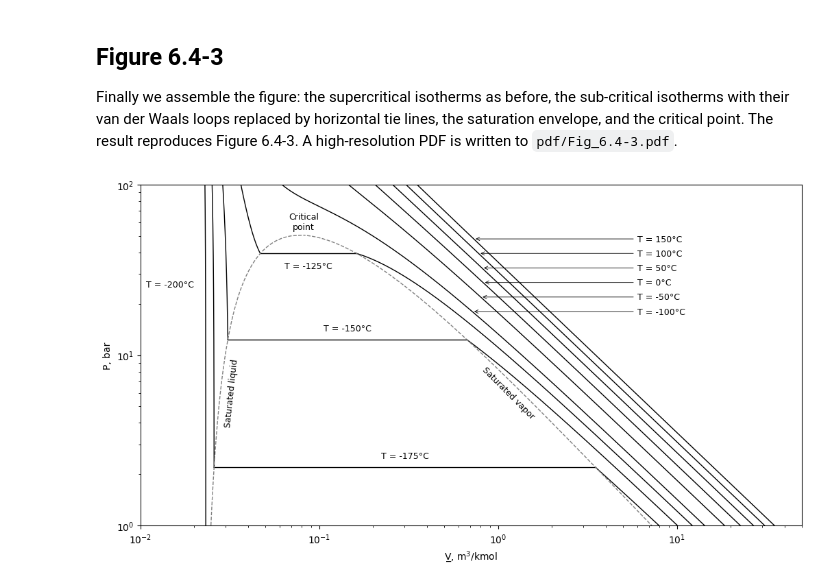
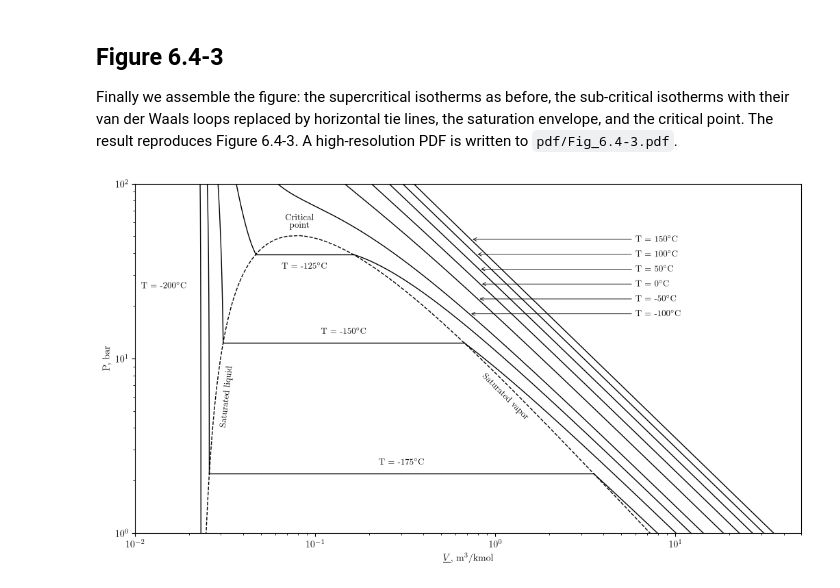
Before and after one commit to emfurst/cbet6e, a Jupyter notebook: code/ch6/PR_isotherms_O2_example.ipynb, the cells around one changed output. Drawn from its saved outputs; the diff is of its cells as text; code cells hidden in the pictures.

```diff
--- a/code/ch6/PR_isotherms_O2_example.ipynb
+++ b/code/ch6/PR_isotherms_O2_example.ipynb
@@ -50,6 +50,23 @@ PR_pressure : pressure (Pa) given V, T
 PR_volume   : all real molar-volume roots (m^3/mol) given P, T
 """
 import numpy as np
+import matplotlib as mpl
+import matplotlib.pyplot as plt
+
+# Typography, matching the recomputed figures in ch7 (Figs. 7.3-1 to 7.3-4, 7.5-2,
+# 7.5-3): use a real LaTeX installation when there is one, so the figure is set in
+# Computer Modern like the book, and fall back to matplotlib's own mathtext otherwise —
+# the notebook still runs in Colab, which has no TeX.
+from shutil import which
+
+mpl.rcParams["text.usetex"] = which("latex") is not None
+mpl.rcParams.update({
+    "font.family": "serif",
+    "mathtext.fontset": "cm",   # Computer Modern math for the no-TeX fallback
+    "pdf.fonttype": 42,         # keep text as text in the PDF
+    "ps.fonttype": 42,
+})
+
 from scipy import constants
 from numpy.polynomial import Polynomial
 
@@ -277,7 +294,7 @@ V_text = 6.0                                                     # m^3/kmol
 for TC, P_lab in zip(supercrit, P_key):
     V, P = iso_curves[TC]
     V_head = np.interp(P_lab * BAR, P[::-1], V[::-1])   # V where isotherm hits P_lab
-    ax.annotate(f"T = {TC}°C",
+    ax.annotate(f"T = {TC}$^\\circ$C",
                 xy=(V_head * M3_PER_KMOL, P_lab), xycoords="data",
                 xytext=(V_text, P_lab), textcoords="data",
                 fontsize=9, va="center", ha="left",
@@ -301,42 +318,42 @@ for TC in [-125, -150, -175, -200]:
         continue  # its tie line lies below the plotted range; label the curve instead
     V_mid = np.sqrt(vL * vV)
     if ps / BAR > 25:   # -125 C: drop below the line to clear the envelope apex
-        ax.text(V_mid * M3_PER_KMOL, ps / BAR * 0.9, f"T = {TC}\u00b0C", fontsize=9,
+        ax.text(V_mid * M3_PER_KMOL, ps / BAR * 0.9, f"T = {TC}$^\\circ$C", fontsize=9,
                 ha="center", va="top")
     else:
-        ax.text(V_mid * M3_PER_KMOL, ps / BAR * 1.1, f"T = {TC}\u00b0C", fontsize=9,
+        ax.text(V_mid * M3_PER_KMOL, ps / BAR * 1.1, f"T = {TC}$^\\circ$C", fontsize=9,
                 ha="center", va="bottom")
 
 # -200 C labels the steep near-vertical isotherm at the upper left
-ax.text(0.0108, 26, "T = -200\u00b0C", fontsize=9, ha="left", va="center")
+ax.text(0.0108, 26, "T = -200$^\\circ$C", fontsize=9, ha="left", va="center")
 
 # --- saturation envelope (same black line as the isotherms) ---
-ax.plot(envelope.vL * M3_PER_KMOL, envelope.P / BAR, "--", color="gray", lw=1)
-ax.plot(envelope.vV * M3_PER_KMOL, envelope.P / BAR, "--", color="gray", lw=1)
+ax.plot(envelope.vL * M3_PER_KMOL, envelope.P / BAR, "--", color="black", lw=1)
+ax.plot(envelope.vV * M3_PER_KMOL, envelope.P / BAR, "--", color="black", lw=1)
 
 # --- critical point (text only, as in the book) ---
 ax.text(Vc * M3_PER_KMOL, 1.2*Pc / BAR, "Critical\npoint", fontsize=9, ha="center", va="center")
 
 # --- saturated-liquid / saturated-vapor labels along the envelope ---
 iL = (envelope.P / BAR - 6.0).abs().idxmin()
 rowL = envelope.loc[iL]
 ax.text(1.15*rowL.vL * M3_PER_KMOL, rowL.P / BAR, "Saturated liquid",
         rotation=84, rotation_mode="anchor", fontsize=9, ha="center", va="center")
 iV = (envelope.P / BAR - 3.5).abs().idxmin()
 rowV = envelope.loc[iV]
 ax.text(0.5 * rowV.vV * M3_PER_KMOL, rowL.P / BAR, "Saturated vapor",
         rotation=-45, rotation_mode="anchor", fontsize=9, ha="center", va="center")
 
 ax.set_xscale("log")
 ax.set_yscale("log")
 ax.set_xlim(0.01, 50)
 ax.set_ylim(1.0, 100)
-ax.set_xlabel("V\u0332, m$^3$/kmol")   # underbar V = molar volume (book notation)
+ax.set_xlabel("$\\underline{V}$, m$^3$/kmol")   # underbar V = molar volume (book notation)
 ax.set_ylabel("P, bar")
 
 os.makedirs("pdf", exist_ok=True)
 plt.tight_layout()
 plt.savefig("pdf/Fig_6.4-3.pdf", dpi=300, bbox_inches="tight")
 plt.show()
 # %% [output]
-[figure, old version]
+[figure, new version]
```
Also changed, not shown: 30 other files.
